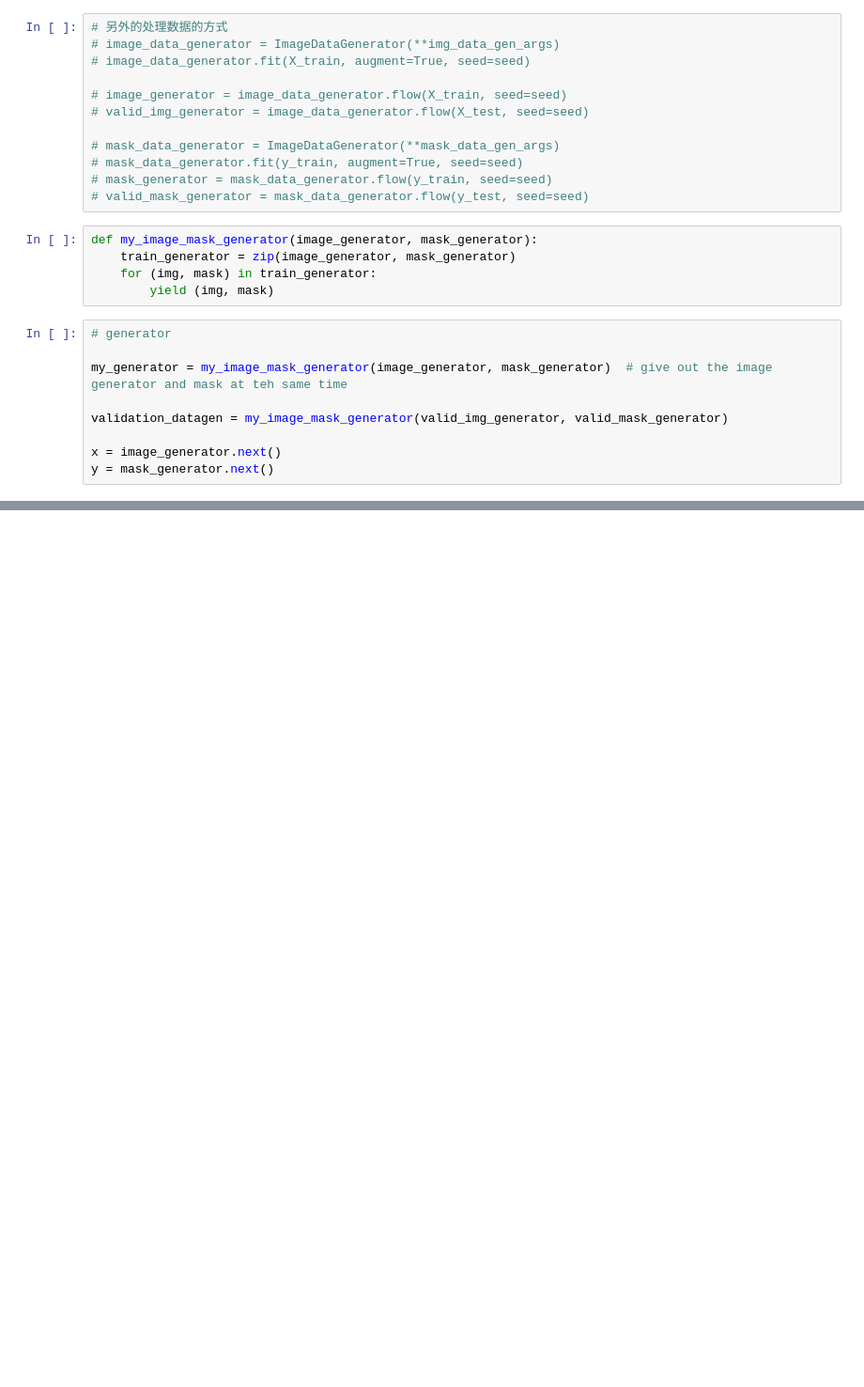
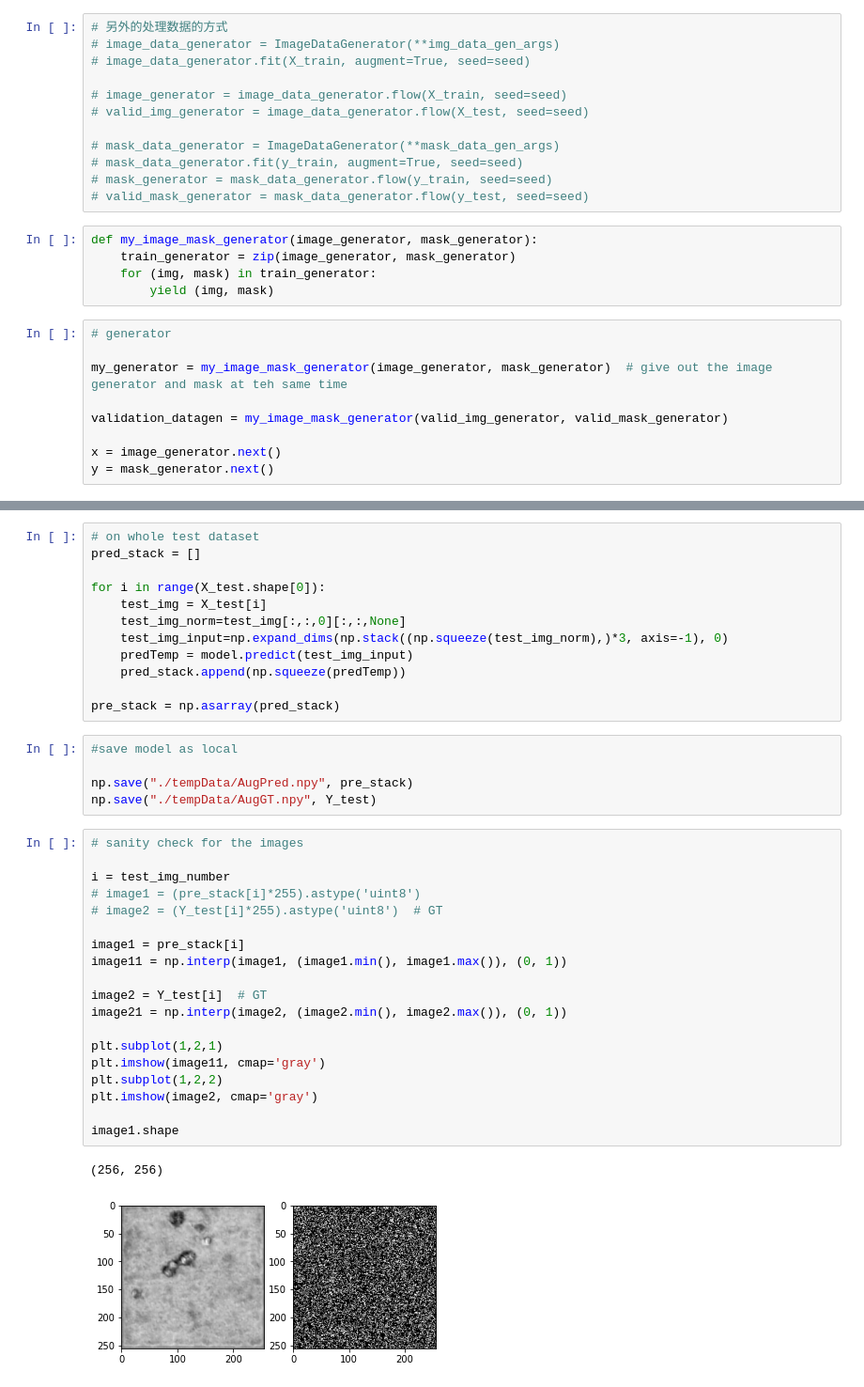
Before and after one commit to leeroyhannover/EM, a Jupyter notebook: 3dem/notebooks/Unet_augmentation.ipynb, the cells around one changed output, grey strips where cells are left out. Shown at 94% size. Drawn from its saved outputs; the diff is of its cells as text; blank space fills up the shorter version.

```diff
--- a/3dem/notebooks/Unet_augmentation.ipynb
+++ b/3dem/notebooks/Unet_augmentation.ipynb
@@ -357,0 +417,39 @@ plt.show()
+# %%
+# on whole test dataset
+pred_stack = []
+
+for i in range(X_test.shape[0]):
+    test_img = X_test[i]
+    test_img_norm=test_img[:,:,0][:,:,None]
+    test_img_input=np.expand_dims(np.stack((np.squeeze(test_img_norm),)*3, axis=-1), 0)
+    predTemp = model.predict(test_img_input)
+    pred_stack.append(np.squeeze(predTemp))
+
+pre_stack = np.asarray(pred_stack)
+# %%
+#save model as local
+
+np.save("./tempData/AugPred.npy", pre_stack)
+np.save("./tempData/AugGT.npy", Y_test)
+# %%
+# sanity check for the images
+
+i = test_img_number
+# image1 = (pre_stack[i]*255).astype('uint8')
+# image2 = (Y_test[i]*255).astype('uint8')  # GT
+
+image1 = pre_stack[i]
+image11 = np.interp(image1, (image1.min(), image1.max()), (0, 1))
+
+image2 = Y_test[i]  # GT
+image21 = np.interp(image2, (image2.min(), image2.max()), (0, 1))
+
+plt.subplot(1,2,1)
+plt.imshow(image11, cmap='gray')
+plt.subplot(1,2,2)
+plt.imshow(image2, cmap='gray')
+
+image1.shape
+# %% [output]
+(256, 256)
+[figure, added]
```
Also changed, not shown: parts of 13 cells of this notebook, 52 other files.
